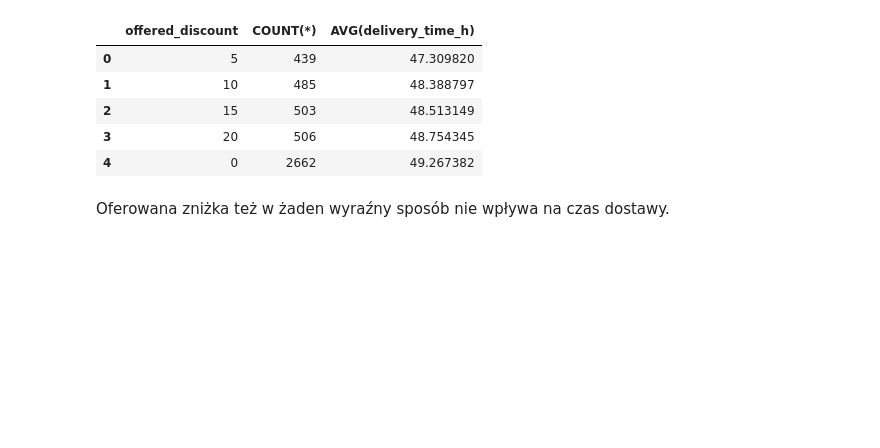
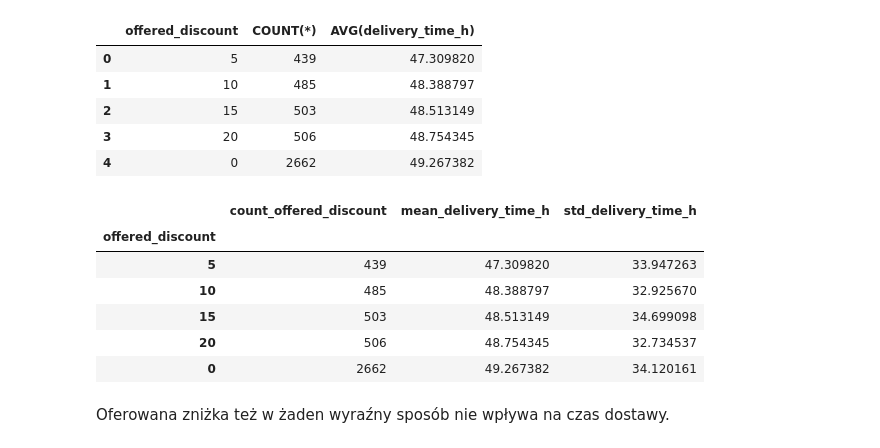
Before and after one commit to plibera/IUM_Project, a Jupyter notebook: dataAnalysis.ipynb, the cells around one changed output. Saved outputs shown, nothing was run; the diff lists cells and outputs as text; code cells hidden in the pictures; blank space fills up the shorter version.

```diff
--- a/dataAnalysis.ipynb
+++ b/dataAnalysis.ipynb
@@ -225,6 +307,20 @@ pysqldf("SELECT offered_discount, COUNT(*), AVG(delivery_time_h) FROM correctDat
 | 2 | 15 | 503 | 48.513149 |
 | 3 | 20 | 506 | 48.754345 |
 | 4 | 0 | 2662 | 49.267382 |
+# %%
+correctDataDF.groupby("offered_discount").agg(
+    count_offered_discount=("offered_discount", "count"),
+    mean_delivery_time_h=("delivery_time_h", "mean"),
+    std_delivery_time_h=("delivery_time_h", "std")
+).sort_values(by="mean_delivery_time_h")
+# %% [output]
+|  | count_offered_discount | mean_delivery_time_h | std_delivery_time_h |
+| offered_discount |  |  |  |
+| 5 | 439 | 47.309820 | 33.947263 |
+| 10 | 485 | 48.388797 | 32.925670 |
+| 15 | 503 | 48.513149 | 34.699098 |
+| 20 | 506 | 48.754345 | 32.734537 |
+| 0 | 2662 | 49.267382 | 34.120161 |
 # %% [markdown]
 Oferowana zniżka też w żaden wyraźny sposób nie wpływa na czas dostawy.
 # %%
```
Also changed, not shown: parts of 7 cells of this notebook.
